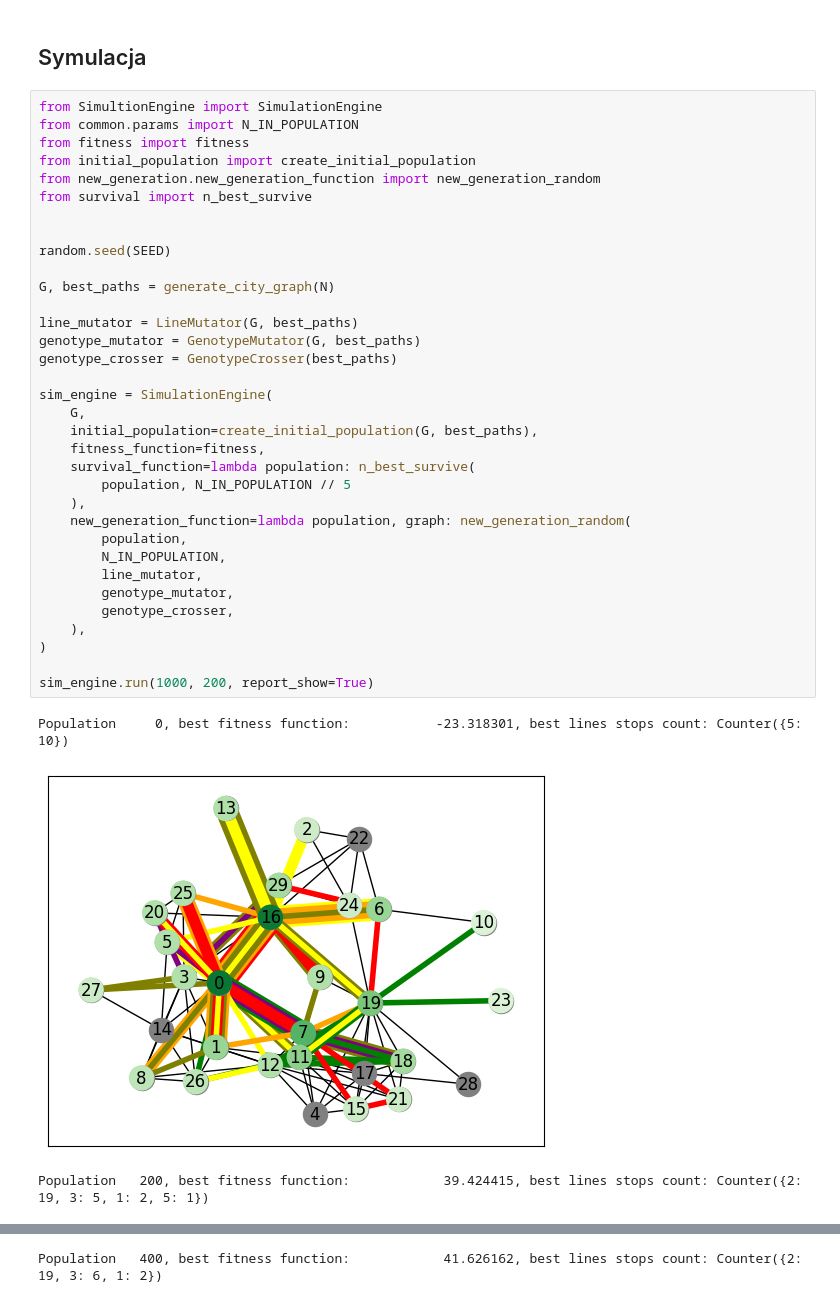
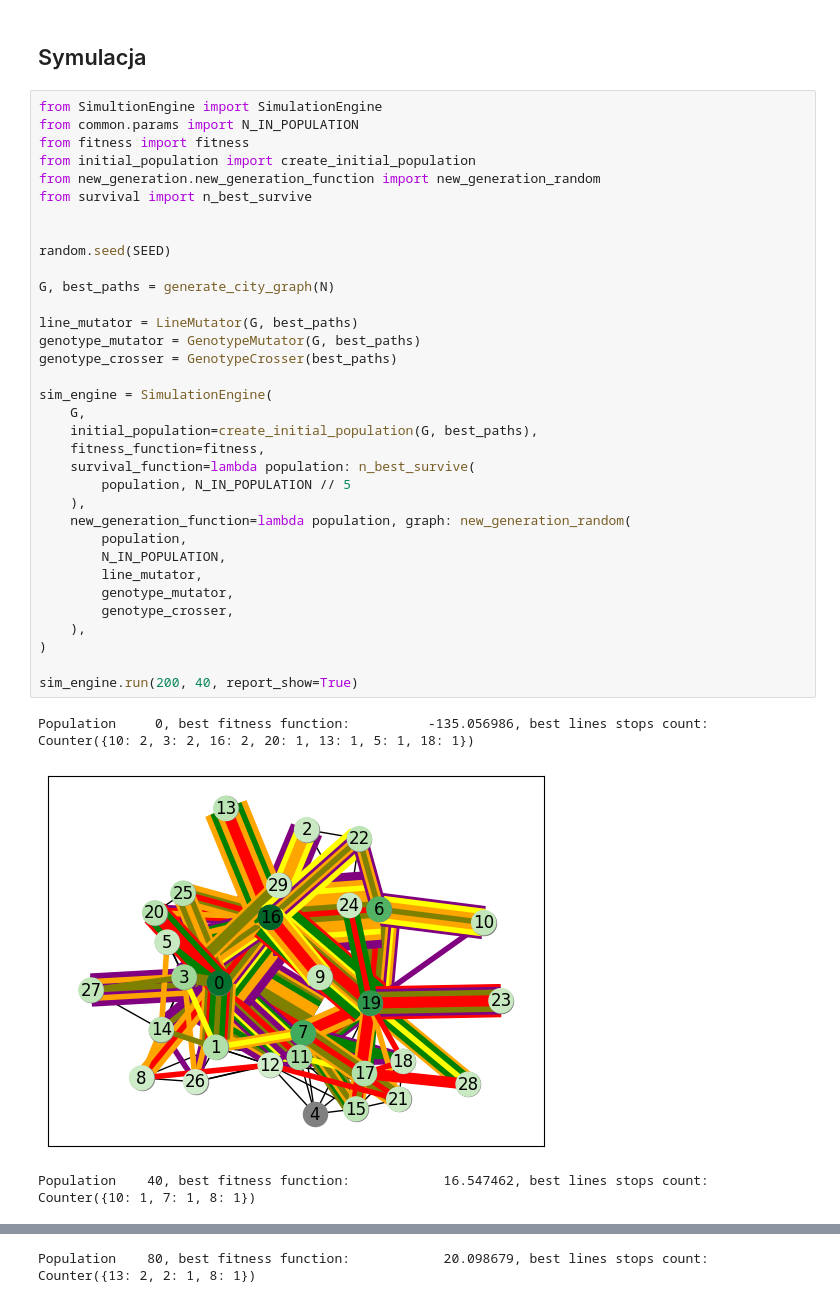
Before and after one commit to pweglik/badania-operacyjne, a Jupyter notebook: docs/mutations test.ipynb, the cells around one changed output, grey strips where cells are left out. Drawn from its saved outputs; the diff is of its cells as text.

```diff
--- a/docs/mutations test.ipynb
+++ b/docs/mutations test.ipynb
@@ -28,34 +28,34 @@ from fitness import fitness
 from initial_population import create_initial_population
 from new_generation.new_generation_function import new_generation_random
 from survival import n_best_survive
 
 
 random.seed(SEED)
 
 G, best_paths = generate_city_graph(N)
 
 line_mutator = LineMutator(G, best_paths)
 genotype_mutator = GenotypeMutator(G, best_paths)
 genotype_crosser = GenotypeCrosser(best_paths)
 
 sim_engine = SimulationEngine(
     G,
     initial_population=create_initial_population(G, best_paths),
     fitness_function=fitness,
     survival_function=lambda population: n_best_survive(
         population, N_IN_POPULATION // 5
     ),
     new_generation_function=lambda population, graph: new_generation_random(
         population,
         N_IN_POPULATION,
         line_mutator,
         genotype_mutator,
         genotype_crosser,
     ),
 )
 
-sim_engine.run(1000, 200, report_show=True)
+sim_engine.run(200, 40, report_show=True)
 # %% [output]
-Population     0, best fitness function:           -23.318301, best lines stops count: Counter({5: 10})
+Population     0, best fitness function:          -135.056986, best lines stops count: Counter({10: 2, 3: 2, 16: 2, 20: 1, 13: 1, 5: 1, 18: 1})
-[figure, old version]
+[figure, new version]
-Population   200, best fitness function:            39.424415, best lines stops count: Counter({2: 19, 3: 5, 1: 2, 5: 1})
+Population    40, best fitness function:            16.547462, best lines stops count: Counter({10: 1, 7: 1, 8: 1})
@@ -63 +63 @@ Population   200, best fitness function:            39.424415, best lines stops
-Population   400, best fitness function:            41.626162, best lines stops count: Counter({2: 19, 3: 6, 1: 2})
+Population    80, best fitness function:            20.098679, best lines stops count: Counter({13: 2, 2: 1, 8: 1})
```
Also changed, not shown: parts of 2 cells of this notebook, 5 other files.
